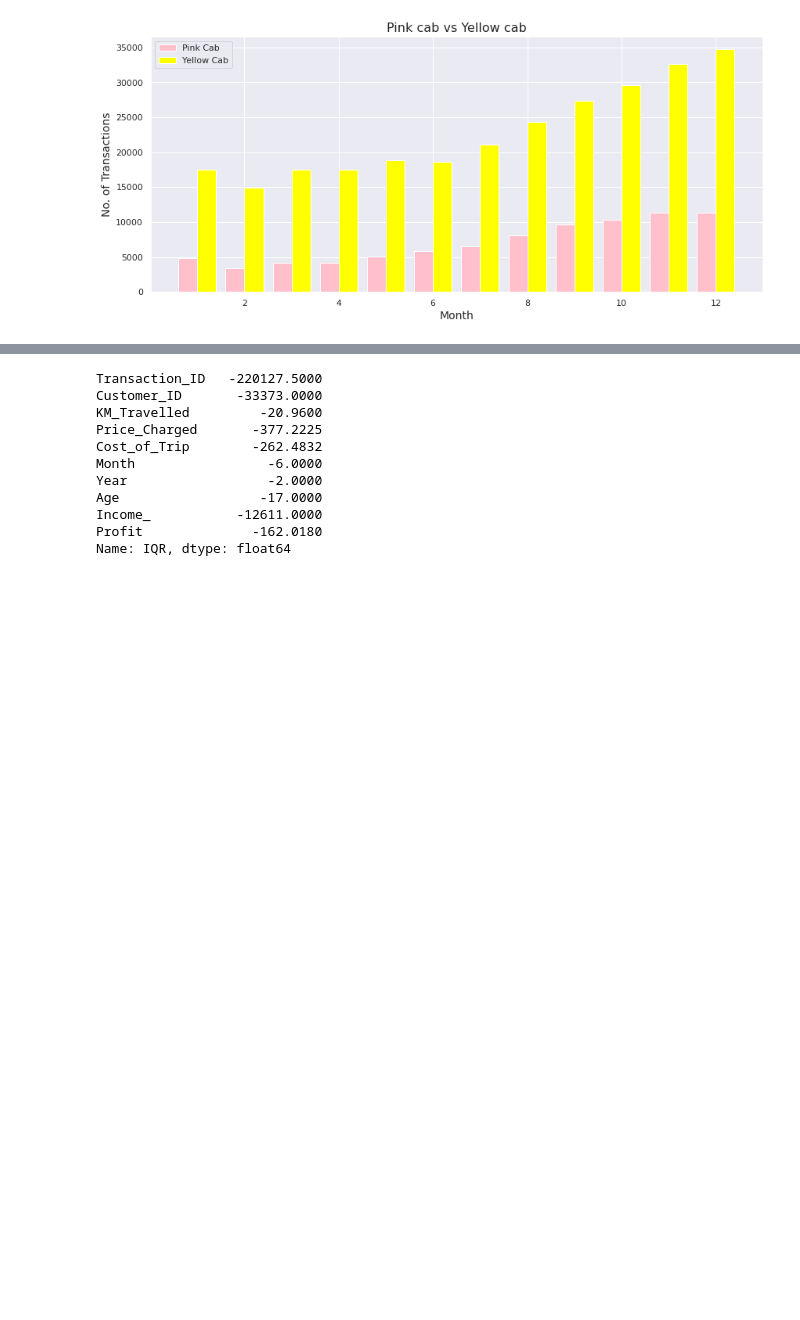
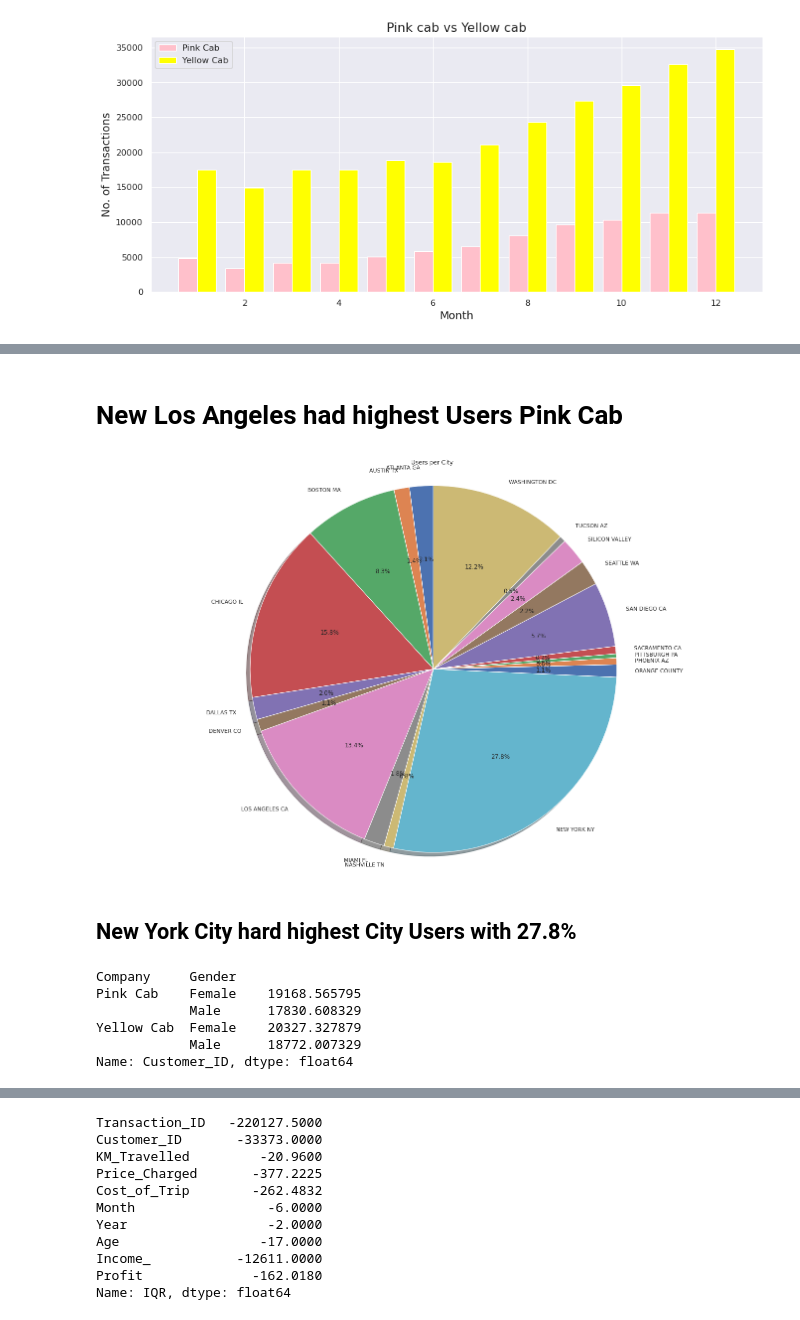
Before and after one commit to QuinAmii/G2M-Cab-Companies-EDA-Hypothesis, a Jupyter notebook: G2M_insight_for_Cab_Investment_firm.ipynb, the cells around one changed output, grey strips where cells are left out. Drawn from its saved outputs; the diff is of its cells as text; code cells hidden in the pictures; blank space fills up the shorter version.

```diff
--- a/G2M_insight_for_Cab_Investment_firm.ipynb
+++ b/G2M_insight_for_Cab_Investment_firm.ipynb
@@ -528,0 +528,3 @@ plt.show()
+# %%
+city_users =Data_Master.groupby('City').Users.count()
+city_users
@@ -528,0 +599,25 @@ plt.show()
+# %% [markdown]
+# **New Los Angeles had highest Users Pink Cab**
+# %%
+labs = city_users.index
+vals = city_users.values
+figp, axp = plt.subplots(figsize=(24,15))
+axp.pie(vals , labels=labs, autopct='%1.1f%%',shadow=True, startangle=90,)
+axp.axis('equal')
+plt.title('Users per City')
+plt.show()
+# %% [output]
+[figure, added]
+# %% [markdown]
+## **New York City hard highest City Users with 27.8%**
+# %%
+
+G_cab=Data_Master.groupby(['Company','Gender']).Customer_ID.mean()
+G_cab
+# %% [output]
+Company     Gender
+Pink Cab    Female    19168.565795
+            Male      17830.608329
+Yellow Cab  Female    20327.327879
+            Male      18772.007329
+Name: Customer_ID, dtype: float64
```
Also changed, not shown: parts of 13 cells of this notebook.
